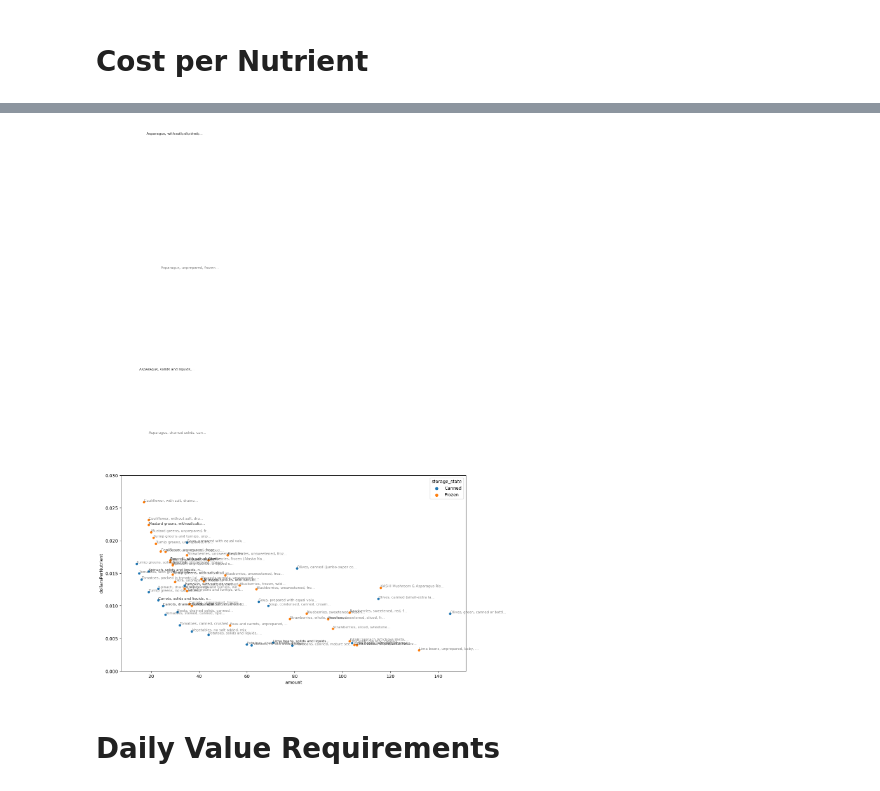
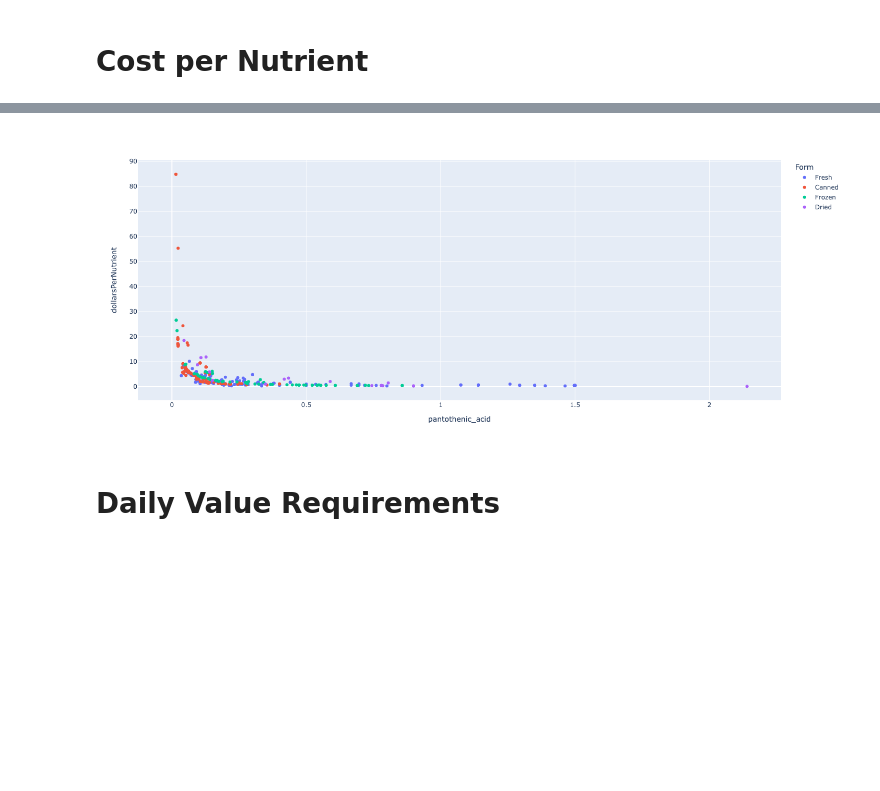
Before and after one commit to MrRyanK/CostPerNutrient, a Jupyter notebook: EDA_CSV_nutrition.ipynb, the cells around one changed output, grey strips where cells are left out. Saved outputs shown, nothing was run; the diff lists cells and outputs as text; code cells hidden in the pictures; blank space fills up the shorter version.

```diff
--- a/EDA_CSV_nutrition.ipynb
+++ b/EDA_CSV_nutrition.ipynb
@@ -4973,23 +4911,19 @@ all.head()
-# %%
-plt.figure(figsize=(14,8))
-
-data=all[all.variable=='calories']
-
-data = data.drop(data[data.name.str.contains('Corn dog')].index)
-
-sns.scatterplot(data=data, x='amount', y='dollarsPerNutrient', hue='storage_state');
-
-x = data.amount
-y = data.dollarsPerNutrient
-labels = data.name
-
-# Add labels to the markers
-for i, label in enumerate(labels):
-    plt.text(x.iloc[i], y.iloc[i], label[:30]+'...', ha='left', va='bottom', fontsize=8, alpha=0.5)
-
-plt.ylim((0,0.03));
-# %% [output]
-[figure, removed]
+# %%
+import plotly.express as px
+
+nutrient = combined.variable.unique()[10]
+
+px.scatter(combined.query('variable==@nutrient')
+           , x="amount"
+           , y="dollarsPerNutrient"
+           , color = 'Form'
+           , width=1000, height=600
+           , hover_name='Item'
+           , labels={'amount':nutrient}
+
+          )
+# %% [output]
+[figure, added]
 # %% [markdown]
 # Daily Value Requirements
 # %%
```
Also changed, not shown: parts of 14 cells of this notebook.
